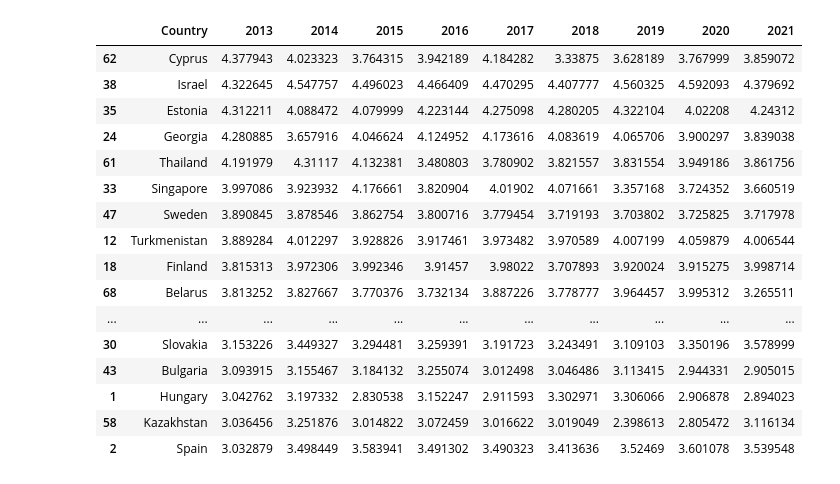
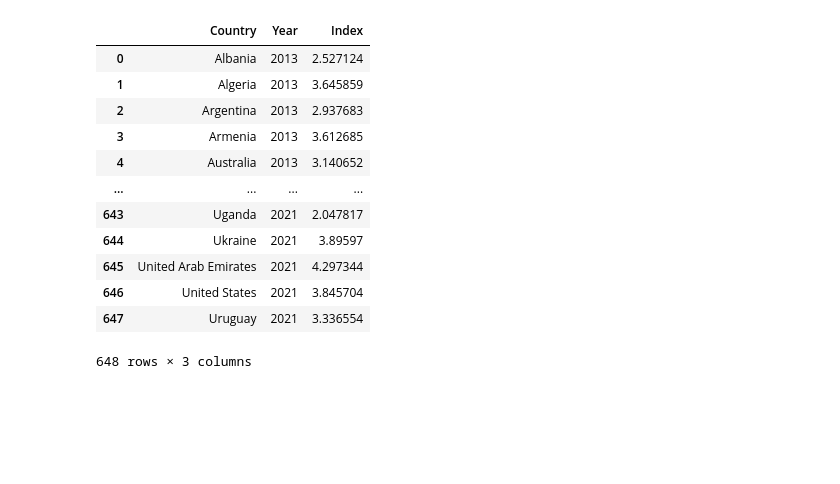
Before and after one commit to IftikharIfti/Global-Safety-and-Stability-Analytics, a Jupyter notebook: Index Combination/Global Safety and Stability Index.ipynb, the cells around one changed output. Cells and saved outputs as stored; diff of their text form; code cells hidden in the pictures; blank space fills up the shorter version.

```diff
--- a/Index Combination/Global Safety and Stability Index.ipynb
+++ b/Index Combination/Global Safety and Stability Index.ipynb
@@ -111,25 +136,28 @@ for year in range(new_start_year, new_end_year + 1):
             if str(year) in df.columns
         )
         new_df.loc[new_df['Country'] == country, year] = total_value
-# %%
-new_df.sort_values(by=2013,ascending=False).head(50)
-# %% [output]
-|  | Country | 2013 | 2014 | 2015 | 2016 | 2017 | 2018 | 2019 | 2020 | 2021 |
-| 62 | Cyprus | 4.377943 | 4.023323 | 3.764315 | 3.942189 | 4.184282 | 3.33875 | 3.628189 | 3.767999 | 3.859072 |
-| 38 | Israel | 4.322645 | 4.547757 | 4.496023 | 4.466409 | 4.470295 | 4.407777 | 4.560325 | 4.592093 | 4.379692 |
-| 35 | Estonia | 4.312211 | 4.088472 | 4.079999 | 4.223144 | 4.275098 | 4.280205 | 4.322104 | 4.02208 | 4.24312 |
-| 24 | Georgia | 4.280885 | 3.657916 | 4.046624 | 4.124952 | 4.173616 | 4.083619 | 4.065706 | 3.900297 | 3.839038 |
-| 61 | Thailand | 4.191979 | 4.31117 | 4.132381 | 3.480803 | 3.780902 | 3.821557 | 3.831554 | 3.949186 | 3.861756 |
-| 33 | Singapore | 3.997086 | 3.923932 | 4.176661 | 3.820904 | 4.01902 | 4.071661 | 3.357168 | 3.724352 | 3.660519 |
-| 47 | Sweden | 3.890845 | 3.878546 | 3.862754 | 3.800716 | 3.779454 | 3.719193 | 3.703802 | 3.725825 | 3.717978 |
-| 12 | Turkmenistan | 3.889284 | 4.012297 | 3.928826 | 3.917461 | 3.973482 | 3.970589 | 4.007199 | 4.059879 | 4.006544 |
-| 18 | Finland | 3.815313 | 3.972306 | 3.992346 | 3.91457 | 3.98022 | 3.707893 | 3.920024 | 3.915275 | 3.998714 |
-| 68 | Belarus | 3.813252 | 3.827667 | 3.770376 | 3.732134 | 3.887226 | 3.778777 | 3.964457 | 3.995312 | 3.265511 |
-| ... | ... | ... | ... | ... | ... | ... | ... | ... | ... | ... |
-| 30 | Slovakia | 3.153226 | 3.449327 | 3.294481 | 3.259391 | 3.191723 | 3.243491 | 3.109103 | 3.350196 | 3.578999 |
-| 43 | Bulgaria | 3.093915 | 3.155467 | 3.184132 | 3.255074 | 3.012498 | 3.046486 | 3.113415 | 2.944331 | 2.905015 |
-| 1 | Hungary | 3.042762 | 3.197332 | 2.830538 | 3.152247 | 2.911593 | 3.302971 | 3.306066 | 2.906878 | 2.894023 |
-| 58 | Kazakhstan | 3.036456 | 3.251876 | 3.014822 | 3.072459 | 3.016622 | 3.019049 | 2.398613 | 2.805472 | 3.116134 |
-| 2 | Spain | 3.032879 | 3.498449 | 3.583941 | 3.491302 | 3.490323 | 3.413636 | 3.52469 | 3.601078 | 3.539548 |
+# %%
+new_df.columns = ['Country'] + list(map(str, range(new_start_year, new_end_year + 1)))
+# %%
+pivoted_df = new_df.melt(id_vars=["Country"], var_name="Year", value_name="Index")
+
+# Step 2: Ensure the 'Year' column is treated as numeric for sorting (optional)
+pivoted_df["Year"] = pd.to_numeric(pivoted_df["Year"])
+# %%
+pivoted_df
+# %% [output]
+|  | Country | Year | Index |
+| 0 | Albania | 2013 | 2.527124 |
+| 1 | Algeria | 2013 | 3.645859 |
+| 2 | Argentina | 2013 | 2.937683 |
+| 3 | Armenia | 2013 | 3.612685 |
+| 4 | Australia | 2013 | 3.140652 |
+| ... | ... | ... | ... |
+| 643 | Uganda | 2021 | 2.047817 |
+| 644 | Ukraine | 2021 | 3.89597 |
+| 645 | United Arab Emirates | 2021 | 4.297344 |
+| 646 | United States | 2021 | 3.845704 |
+| 647 | Uruguay | 2021 | 3.336554 |
+648 rows × 3 columns
 # %%
 new_df.to_csv('Global Safety and Stability Index.csv',index=False)
```
Also changed, not shown: parts of 20 cells of this notebook, 9 other files.
